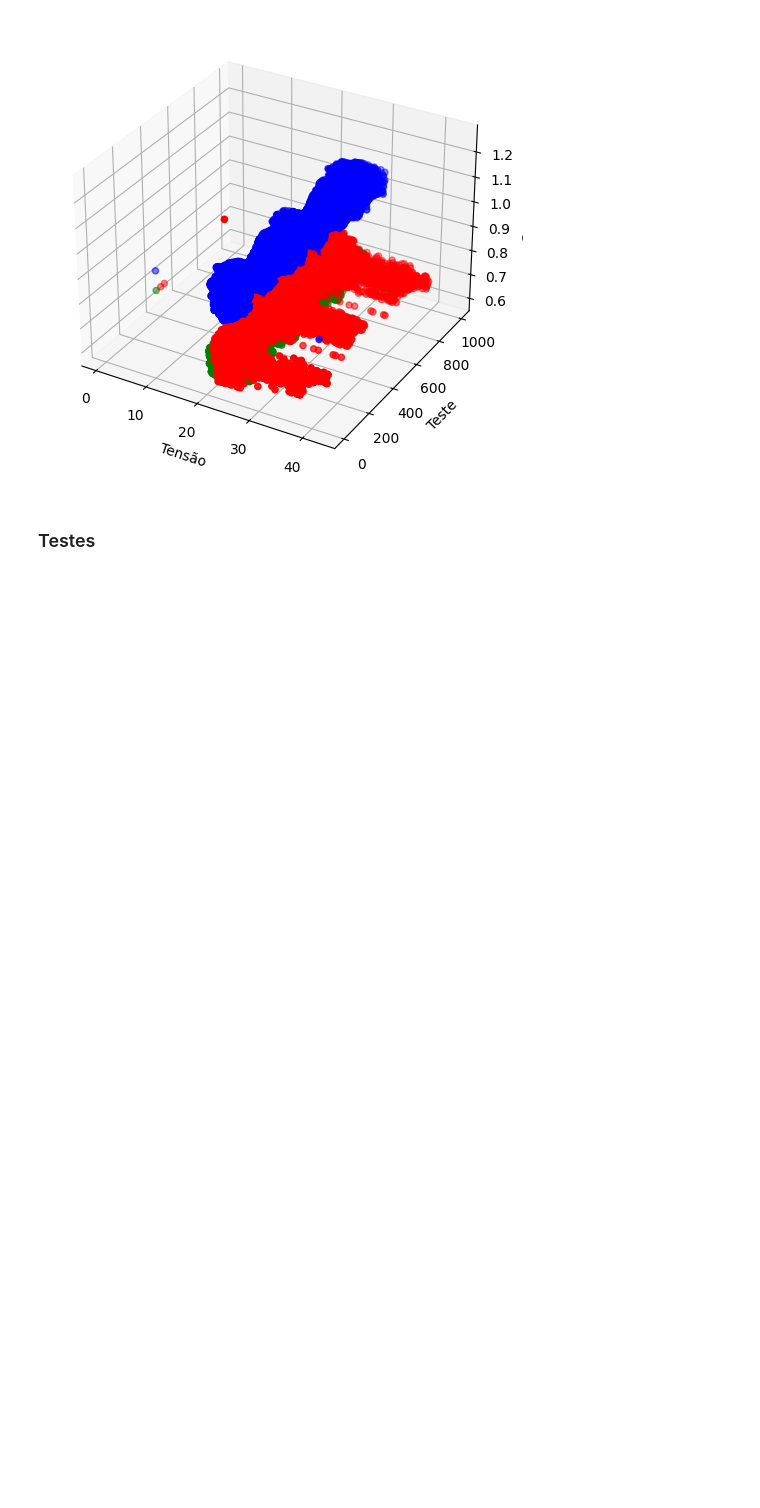
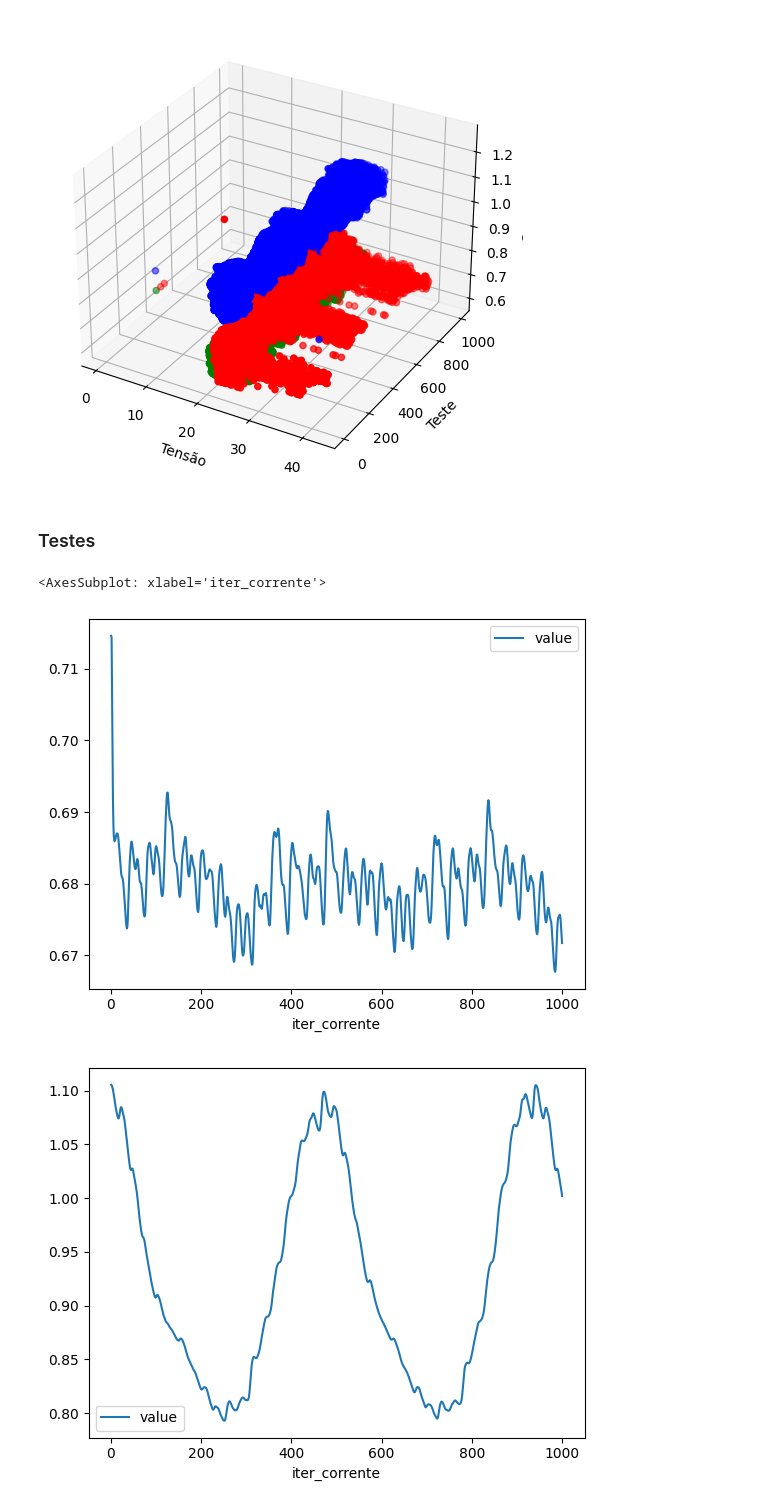
Before and after one commit to FQAlmeida/ML-Engine-Classification, a Jupyter notebook: src/main.ipynb, the cells around one changed output. Drawn from its saved outputs; the diff is of its cells as text; code cells hidden in the pictures; blank space fills up the shorter version.

Commit message:
usar teste para baixo, é top

```diff
--- a/src/main.ipynb
+++ b/src/main.ipynb
@@ -208,3 +206,20 @@ Axes3DSubplot
 [figure]
 # %% [markdown]
 ### Testes
+# %%
+df_state_0 = df.loc[df['estado'] == 0]
+df_state_1 = df.loc[df['estado'] == 1]
+df_state_2 = df.loc[df['estado'] == 2]
+# %%
+melted = df_state_0.melt(id_vars=("id_teste", "iter_corrente"), value_vars=("corrente",))
+melted.loc[melted['id_teste'] == 4].loc[melted['value'] < 2].plot(x="iter_corrente", y="value")
+
+melted = df_state_1.melt(id_vars=("id_teste", "iter_corrente"), value_vars=("corrente",))
+melted.loc[melted['id_teste'] == 350].loc[melted['value'] < 1000].plot(x="iter_corrente", y="value")
+
+melted = df_state_2.melt(id_vars=("id_teste", "iter_corrente"), value_vars=("corrente",))
+melted.loc[melted['id_teste'] == 450].loc[melted['value'] < 1000].plot(x="iter_corrente", y="value")
+# %% [output]
+<AxesSubplot: xlabel='iter_corrente'>
+[figure, added]
+[figure, added]
```
Also changed, not shown: parts of 4 cells of this notebook.
